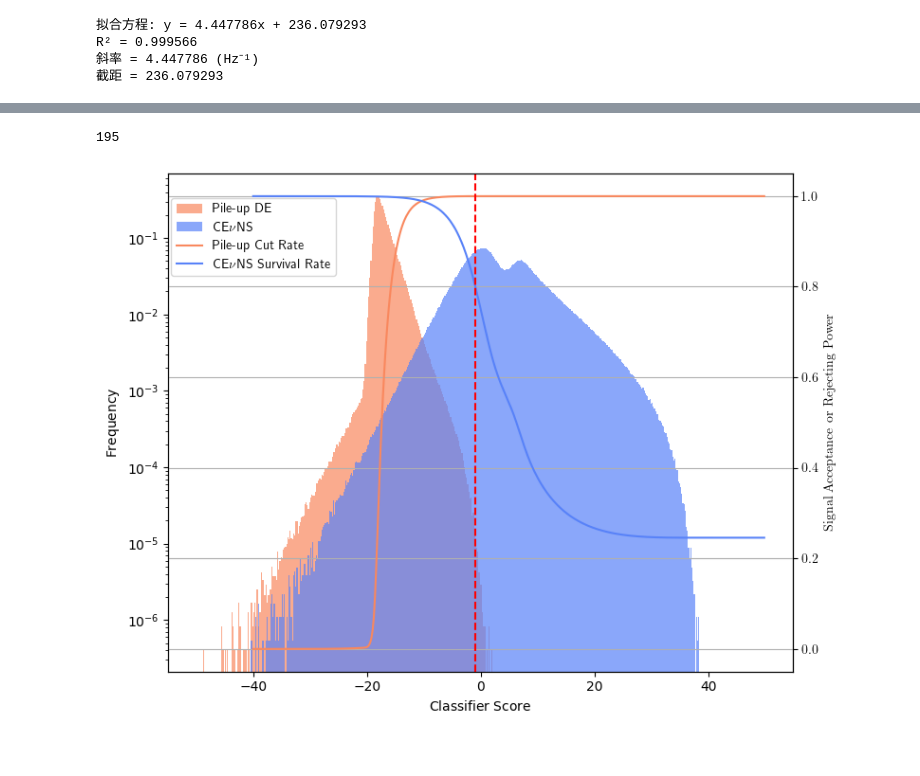
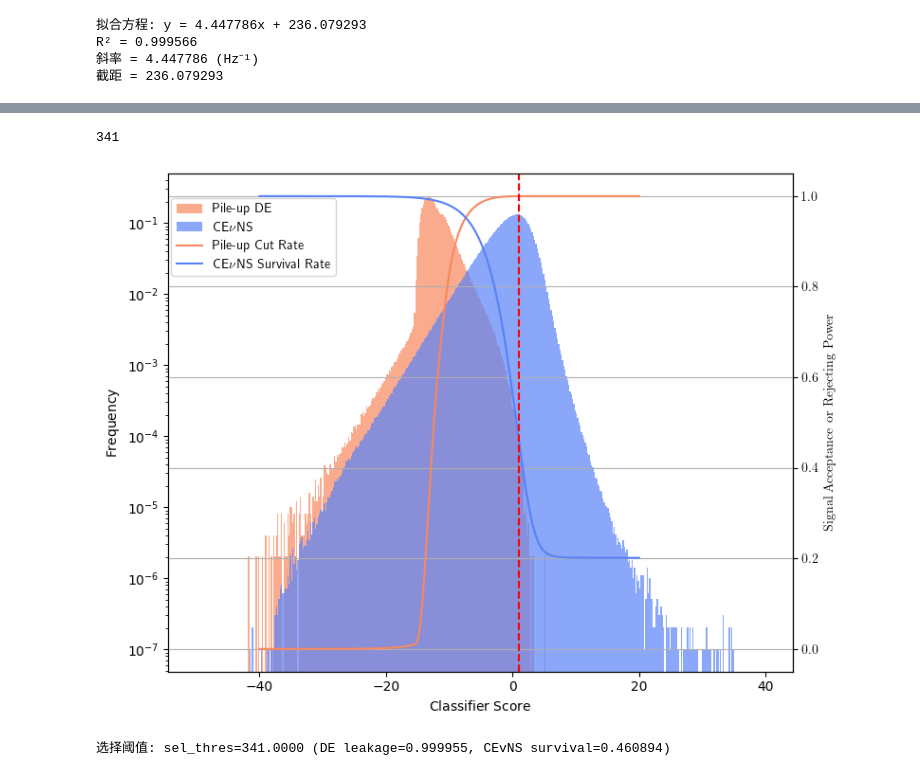
Before and after one commit to Leiy2003/TPC_DE_SIm_test, a Jupyter notebook: notebooks/20260824_read_results.ipynb, the cells around one changed output, grey strips where cells are left out. Saved outputs shown, nothing was run; the diff lists cells and outputs as text; code cells hidden in the pictures.

```diff
--- a/notebooks/20260824_read_results.ipynb
+++ b/notebooks/20260824_read_results.ipynb
@@ -37,12 +37,14 @@ import matplotlib.pyplot as plt
 # 优先使用包含 cevns_pattern 的新结果目录；如尚未生成，可先运行：
 #   python scripts/run_20260829_background_cevns_with_pattern.py
 RESULT_DIR_CANDIDATES = [
-    Path("output/20260829_cevns_with_pattern"),
-    Path("../output/20260829_cevns_with_pattern"),
+    # Path("output/20260829_cevns_with_pattern"),
+    # Path("../output/20260829_cevns_with_pattern"),
+    # Path("output/run_muon6_gamma10_deadtime_20ms"),
+    # Path("../output/run_muon6_gamma10_deadtime_20ms"),
 ]
 RESULT_DIR = next(
     (p for p in RESULT_DIR_CANDIDATES if p.exists()),
-    Path("../output/run_muon6_gamma10"),
+    Path("../output/run_muon8_gamma2_deadtime_20ms"),
 )
 RESULT_DIR = RESULT_DIR.resolve()
 print("结果目录:", RESULT_DIR)
@@ -602,7 +603,9 @@ score_DE = score_DE[~np.isnan(score_DE)]
 score_CEvNS = calculate_score(cevns_st_cor[cevns_ROI_mask], cevns_area[cevns_ROI_mask], k_area)
 score_CEvNS = score_CEvNS[~np.isnan(score_CEvNS)]
 # %%
-thresholds = np.arange(-40, 50, 0.2)  # 你可以调整这个范围和步长以适应你的数据
+thresholds = np.linspace(
+-40,20,500,
+)  # 你可以调整这个范围和步长以适应你的数据
 
 # 初始化两个比例的列表
 left_DE_ratios = []
@@ -618,14 +621,14 @@ for threshold in thresholds:
 # %%
 left_DE_ratios = np.array(left_DE_ratios)
 
-if np.any(left_DE_ratios > 1-0.00001):
-    index = np.argmax(left_DE_ratios > 1-0.00001)
+if np.any(left_DE_ratios > 1-0.00005):
+    index = np.argmax(left_DE_ratios > 1-0.00005)
 else:
     index = -1  # 或者 None，表示未找到
 
 print(index)
 # %% [output]
-195
+341
 # %%
 # 导入所需要的库
 import matplotlib.pyplot as plt
@@ -647,34 +650,38 @@ ax1.hist(score_DE, bins=bins, log=True, label='Pile-up DE', alpha=0.7, color=DE_
 ax1.hist(score_CEvNS, bins=bins, log=True, label=r"CE$\nu$NS", alpha=0.7, color=cevns_color,density = True)  # 添加 alpha 参数
 ax1.set_ylabel(r'$\mathrm{Frequency}$')  # 右侧y轴标签
 ax1.set_xlabel(r'$\mathrm{Classifier\ Score}$')  # x轴标签
 ax1.tick_params(axis='y')  # y轴标签颜色
 
 # 第二个图，使用右侧y轴
 ax2 = ax1.twinx()
 ax2.set_ylabel(r'$\mathrm{Signal\ Acceptance\ or\ Rejecting\ Power}$')  # 左侧y轴标签
 ax2.plot(thresholds, left_DE_ratios, label='Pile-up Cut Rate', color= DE_color)  # 绘制左侧 DE 的比例曲线
 ax2.plot(thresholds, right_cevns_ratios, label=r'CE$\nu$NS Survival Rate', color=cevns_color)  # 绘制右侧 CEVNS 的比例曲线
 ax2.grid(True)
 ax2.tick_params(axis='y')  # y轴标签颜色
 
 
 # 获得所有子图的 legend labels 和 handles
 lines, labels = ax1.get_legend_handles_labels()
 lines2, labels2 = ax2.get_legend_handles_labels()
 
 # 创建一个全局的legend
 fig.legend(lines + lines2, labels + labels2, loc=(0.10,0.80))
 # fig.legend(lines, labels, loc=(0.17,0.8))
 
 # fig.tight_layout(pad = 5)  # 使布局紧密
 # plt.title('Pattern Classifier', fontsize=16)  # 图表标题
 
 plt.axvline(x=thresholds[index], color='red', linestyle='dashed')
 plt.tight_layout()
 # plt.savefig("classifier_score.png")
 plt.show()  # 显示绘图
+
+print(f"选择阈值: sel_thres={index:.4f} (DE leakage={left_DE_ratios[index]:.6g}, "
+      f"CEvNS survival={right_cevns_ratios[index]:.6g})")
 # %% [output]
-[figure, old version]
+[figure, new version]
+选择阈值: sel_thres=341.0000 (DE leakage=0.999955, CEvNS survival=0.460894)
 # %%
 sel_thres = thresholds[index]
 print(f"Selected threshold: {sel_thres:.3f}")
```
Also changed, not shown: parts of 10 cells of this notebook, 14 other files.
